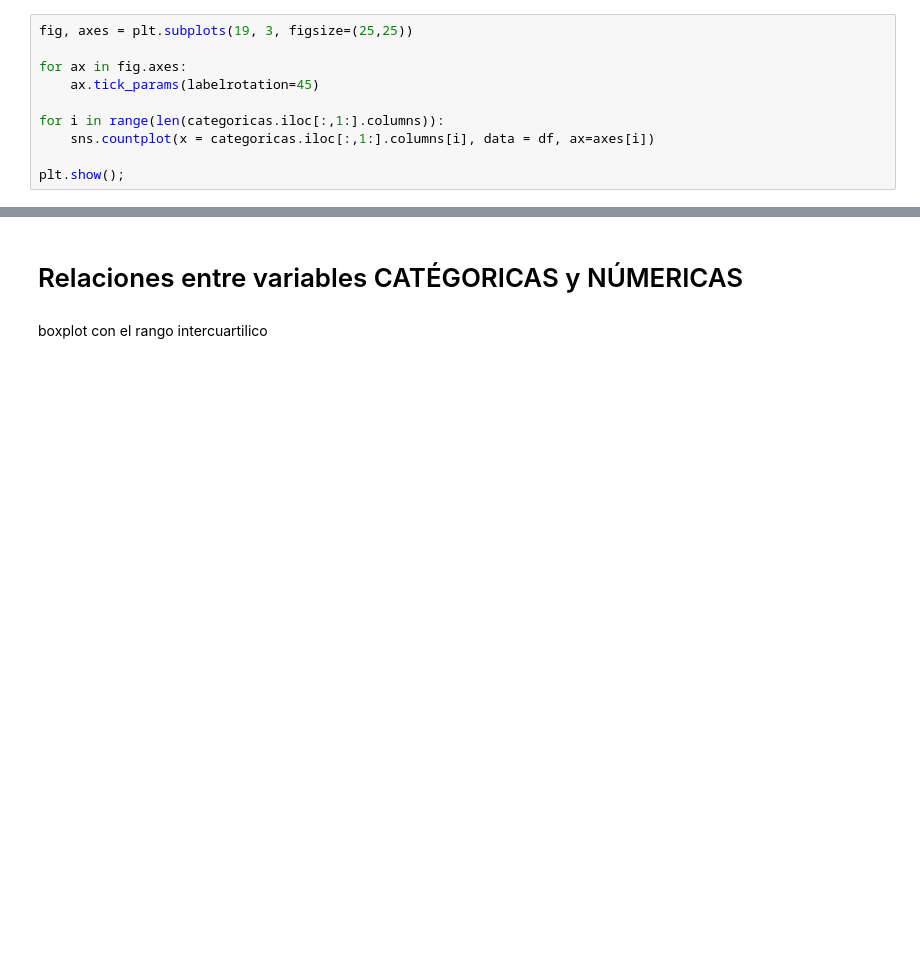
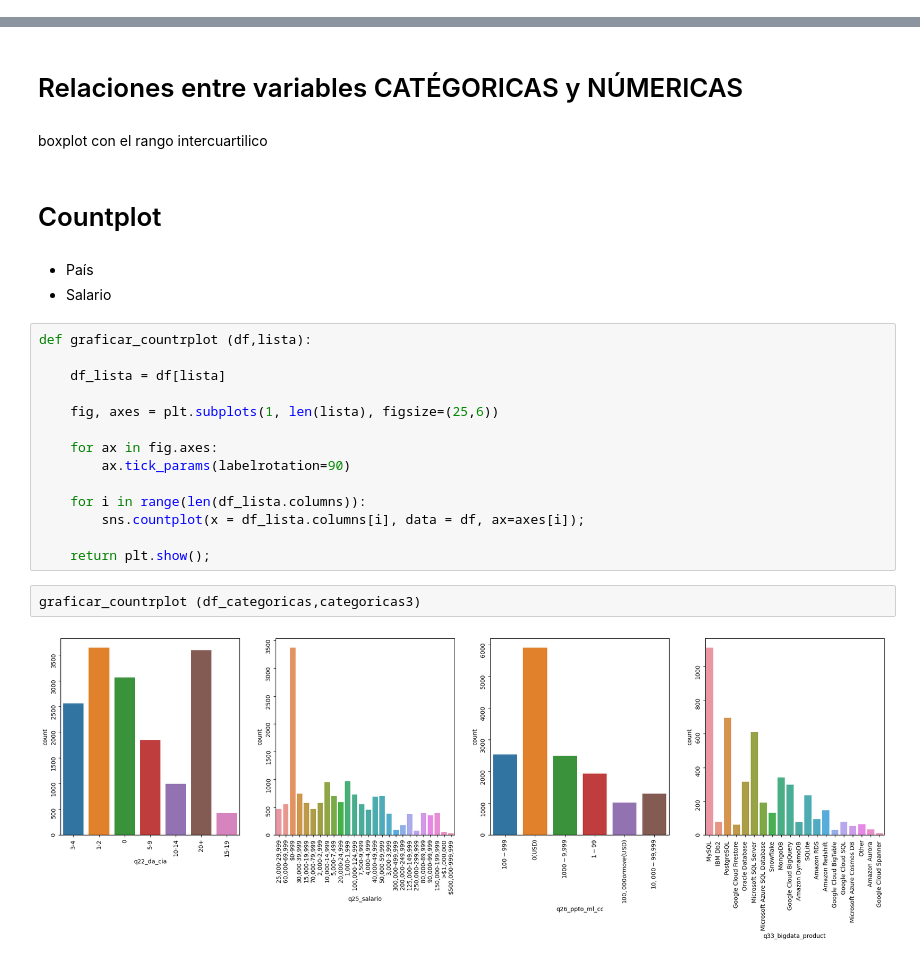
Before and after one commit to Adalab/project2-da-promo-c-modulo-2-team4, a Jupyter notebook: 02-EDA/EDA.ipynb, the cells around one changed output, grey strips where cells are left out. Saved outputs shown, nothing was run; the diff lists cells and outputs as text; blank space fills up the shorter version.

```diff
--- a/02-EDA/EDA.ipynb
+++ b/02-EDA/EDA.ipynb
@@ -265,13 +265,3 @@ def detectar_outliers(lista_columnas, dataframe):
 detectar_outliers(categoricas, df_categoricas)
 # %% [output]
 AttributeError: 'DataFrame' object has no attribute 'i'
-# %%
-fig, axes = plt.subplots(19, 3, figsize=(25,25))
-
-for ax in fig.axes:
-    ax.tick_params(labelrotation=45)
-
-for i in range(len(categoricas.iloc[:,1:].columns)):
-    sns.countplot(x = categoricas.iloc[:,1:].columns[i], data = df, ax=axes[i])
-
-plt.show();
@@ -282,3 +269,26 @@ AttributeError: 'list' object has no attribute 'iloc'
  # Relaciones entre variables CATÉGORICAS y NÚMERICAS
 # %% [markdown]
 boxplot con el rango intercuartilico
+# %% [markdown]
+# Countplot
+# %% [markdown]
+- País
+- Salario
+# %%
+def graficar_countrplot (df,lista):
+
+    df_lista = df[lista]
+
+    fig, axes = plt.subplots(1, len(lista), figsize=(25,6))
+
+    for ax in fig.axes:
+        ax.tick_params(labelrotation=90)
+
+    for i in range(len(df_lista.columns)):
+        sns.countplot(x = df_lista.columns[i], data = df, ax=axes[i]);
+
+    return plt.show();
+# %%
+graficar_countrplot (df_categoricas,categoricas3)
+# %% [output]
+[figure, added]
```
Also changed, not shown: parts of 7 cells of this notebook.
